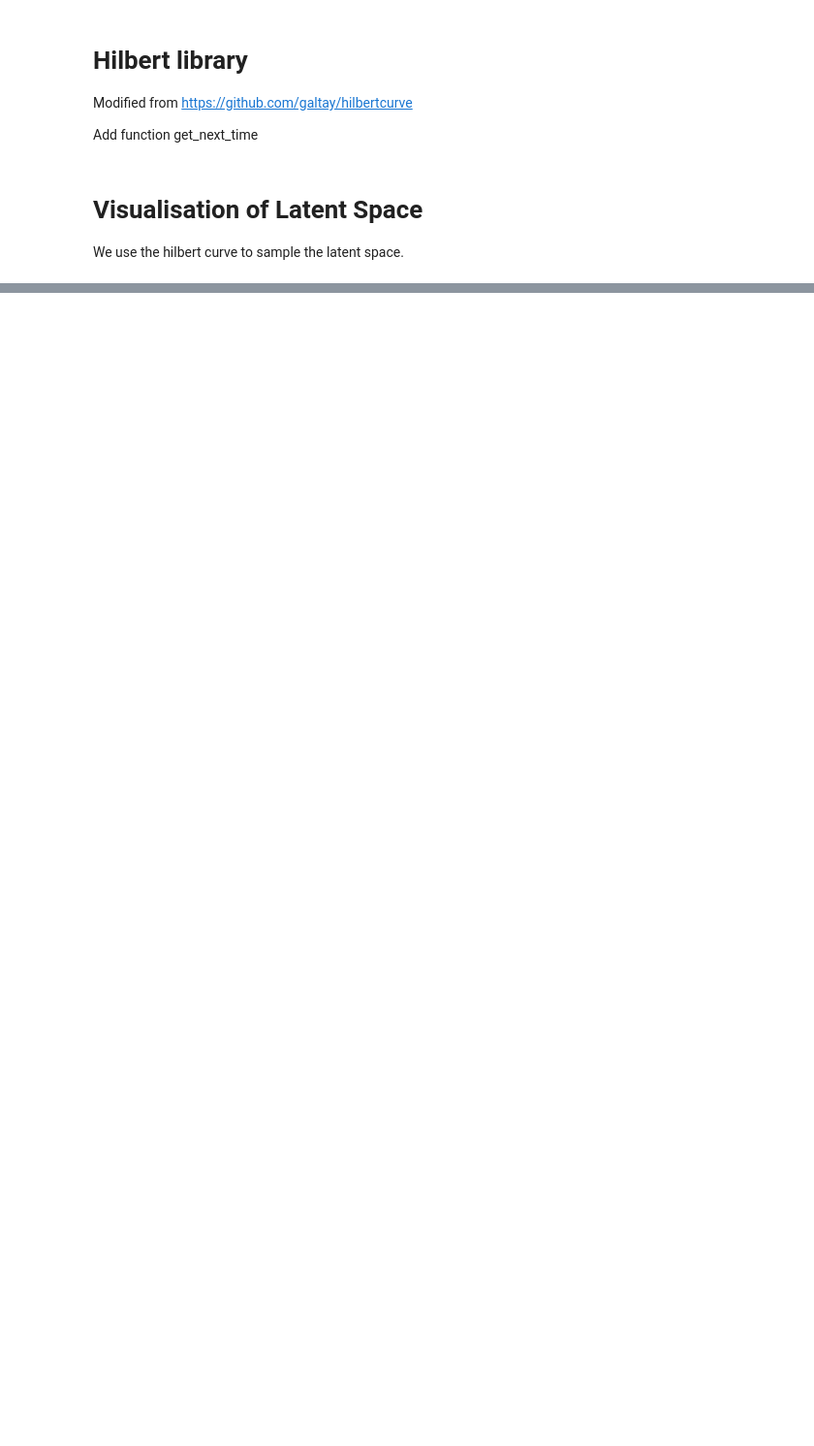
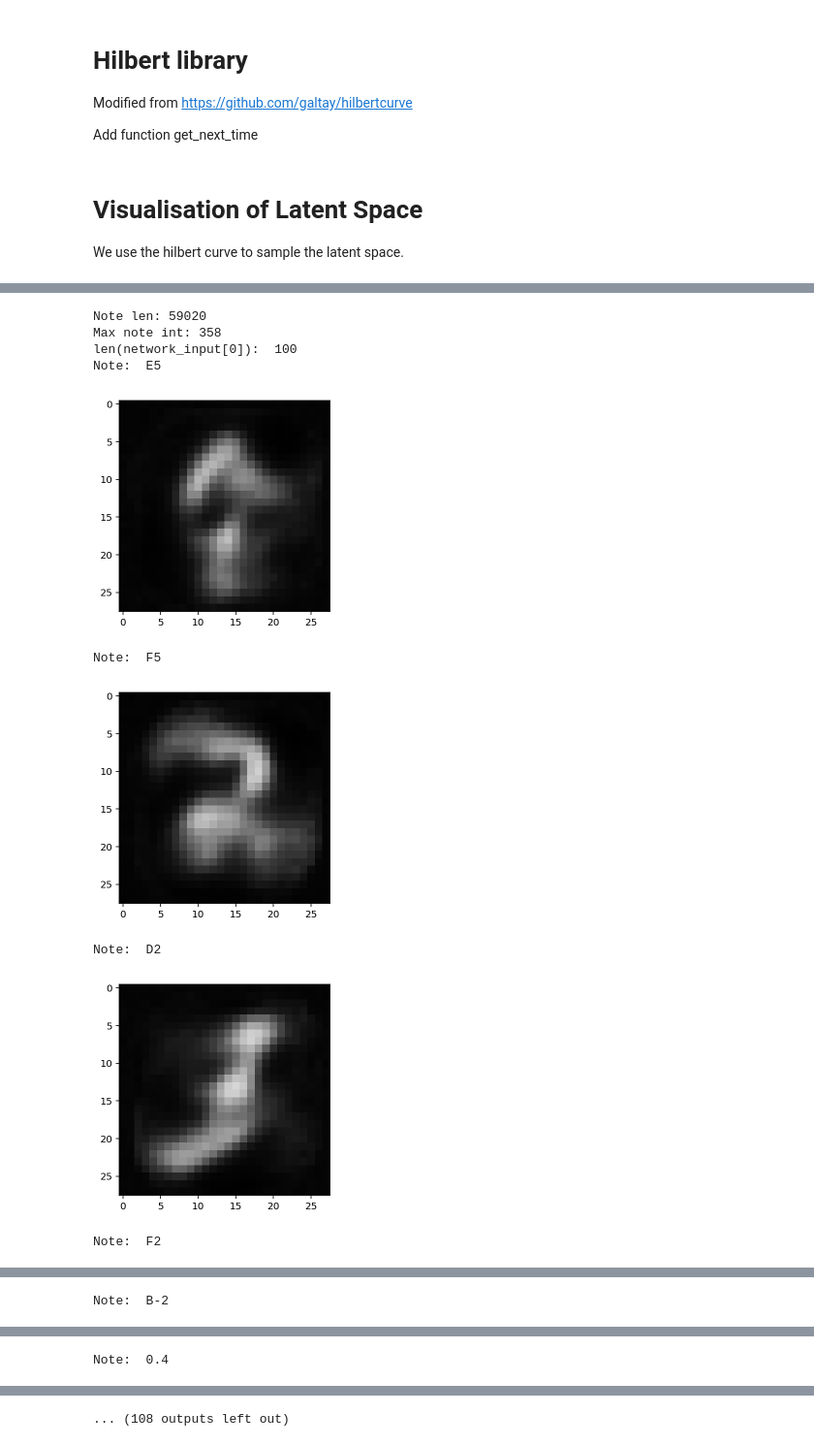
Before and after one commit to Cattalyya/DNF-music-gen-experiment, a Jupyter notebook: MusicGen.ipynb, the cells around one changed output, grey strips where cells are left out. Shown: that part at 97% size. Saved outputs shown, nothing was run; the diff lists cells and outputs as text; code cells hidden in the pictures; blank space fills up the shorter version.

```diff
--- a/MusicGen.ipynb
+++ b/MusicGen.ipynb
@@ -445,0 +439,56 @@ AttributeError: 'Sequential' object has no attribute 'decode'
+# %%
+def generate_notes_and_visualize(model, init_input, pitchnames, n_vocab):
+    """ Generate notes from the neural network based on init_input """
+    int_to_note = dict((number, note) for number, note in enumerate(pitchnames))
+
+    pattern = init_input
+    prediction_output = []
+
+    # generate 500 notes
+    for note_index in range(60):
+        prediction_input = np.reshape(pattern, (1, len(pattern), 1))
+        prediction_input = prediction_input / float(n_vocab)
+
+        prediction = model.predict(prediction_input, verbose=0)
+
+        index = np.argmax(prediction)
+        result = int_to_note[index]
+        prediction_output.append(result)
+
+        pattern.append(index)
+        pattern = pattern[1:len(pattern)]
+        pattern_np = np.asarray(pattern)
+        print("Note: ", result)
+        plot_note(coord=pattern_np, p=9)
+# %%
+import music_gen_audio as mga
+import numpy as np
+MODE = "original"
+notes, pitchnames, n_vocab, network_input, normalized_input, note_to_int = mga.retrieve_notes_trained_data()
+if MODE == "original":
+    music_model = mga.create_network_original(normalized_input, n_vocab)
+else:
+    music_model = mga.create_network_small(normalized_input, n_vocab)
+
+# input size is 1xlen(init_input)
+# 1 x 101
+# Example: [311, 299, 313, 297, 299, 280, 299, 318, 313, 320, 143, 21, 45, 116, 49, 354, 277, 354, 277, 262, 277, 354, 277, 354, 277, 262, 277, 354, 277, 354, 277, 262, 277, 354, 277, 354, 277, 262, 277, 357, 354, 354, 320, 317, 342, 345, 354, 354, 333, 317, 342, 320, 354, 354, 4, 145, 320, 354, 354, 317, 342, 357, 311, 311, 345, 354, 290, 293, 311, 311, 314, 354, 290, 293, 311, 311, 229, 241, 357, 311, 311, 354, 290, 357, 354, 354, 320, 317, 342, 345, 354, 354, 333, 317, 342, 320, 354, 354, 4, 145]
+
+# pick a random sequence from the input as a starting point for the prediction
+rand_index = np.random.randint(0, len(network_input)-1)
+init_input = network_input[rand_index]
+copy_input = np.asarray(init_input)
+
+# predict output from this sequence
+prediction_output = generate_notes_and_visualize(music_model, init_input, pitchnames, n_vocab)
+# %% [output]
+Note len: 59020
+Max note int: 358
+len(network_input[0]):  100
+Note:  E5
+[figure, added]
+Note:  F5
+[figure, added]
+Note:  D2
+[figure, added]
+Note:  F2
@@ -445,0 +496 @@ AttributeError: 'Sequential' object has no attribute 'decode'
+Note:  B-2
@@ -445,0 +498 @@ AttributeError: 'Sequential' object has no attribute 'decode'
+Note:  0.4
@@ -445,0 +500 @@ AttributeError: 'Sequential' object has no attribute 'decode'
+... (108 outputs left out)
```
Also changed, not shown: parts of 10 cells of this notebook, 2 other files.
